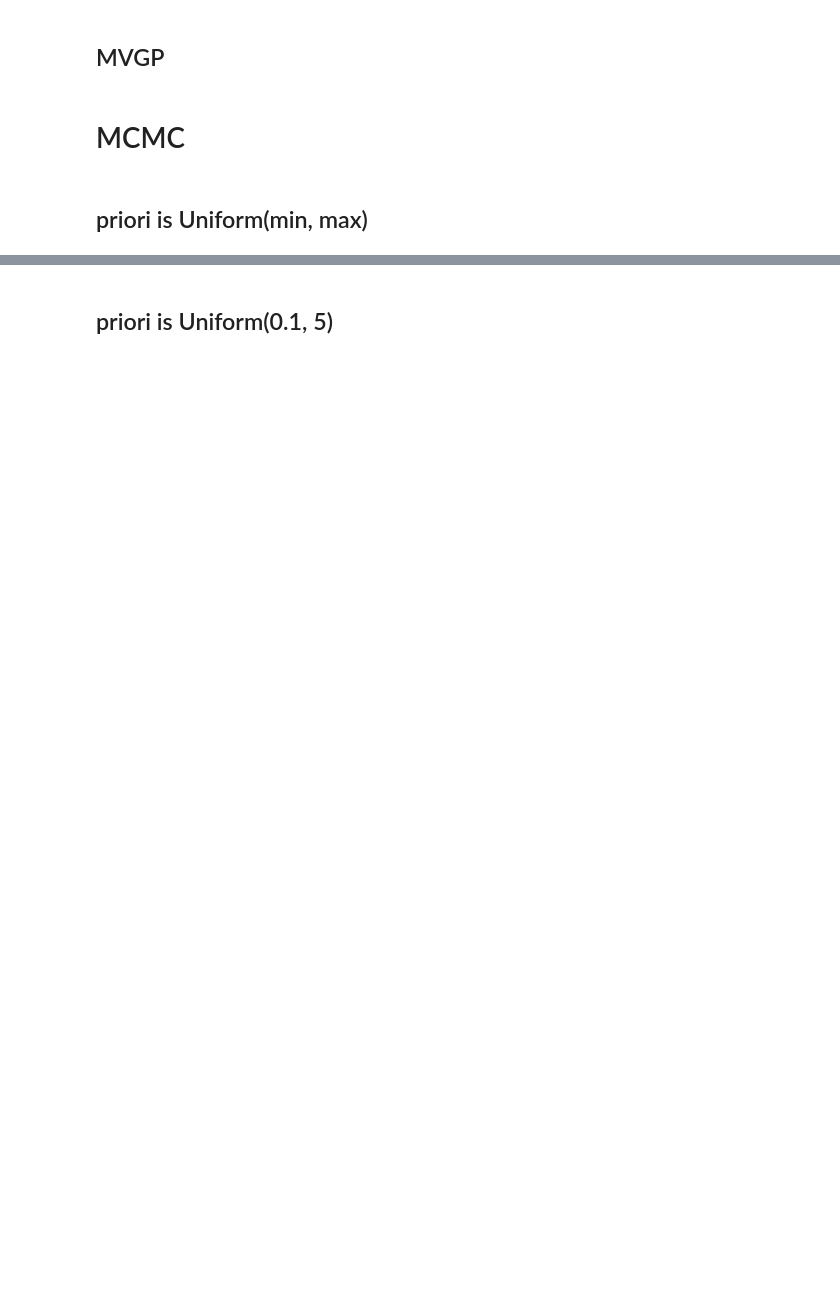
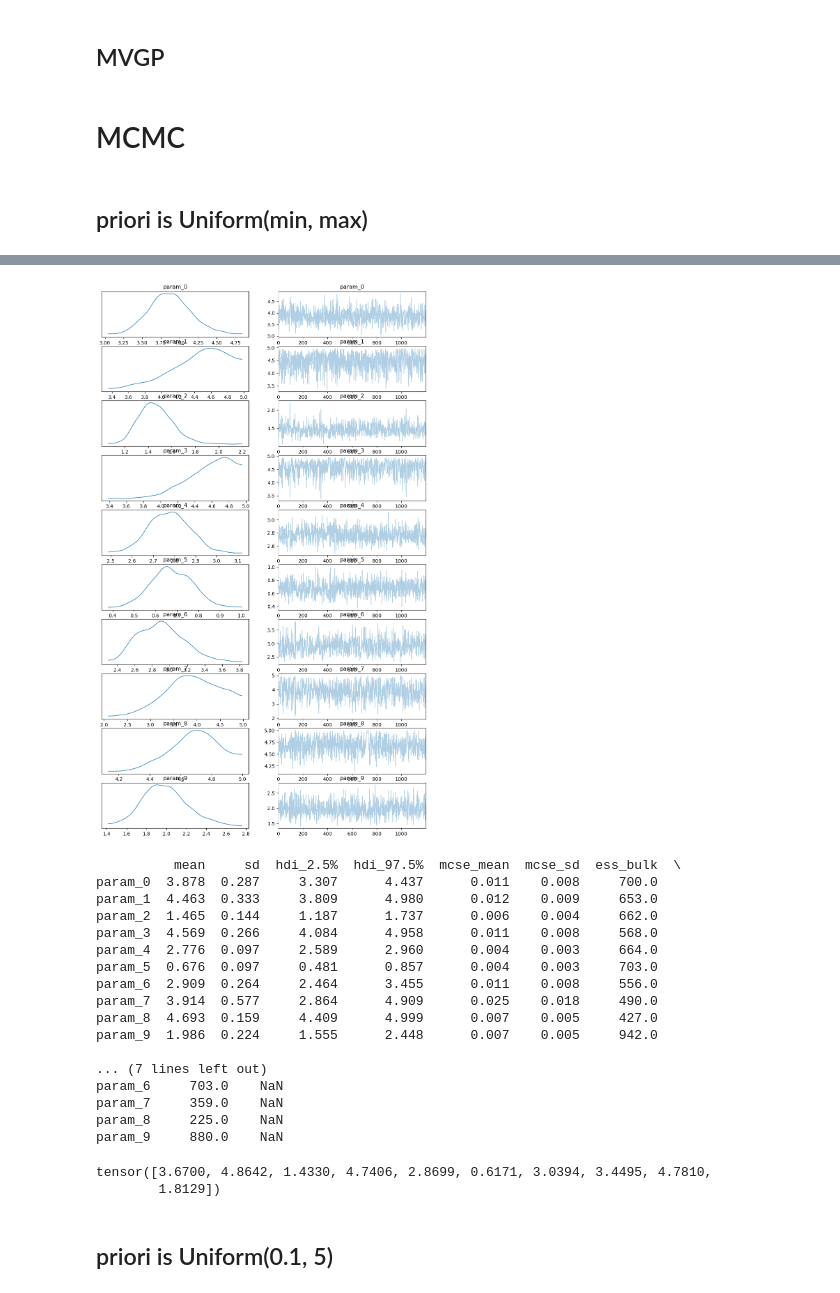
Before and after one commit to Aether-Ren/Multioutput_FixedG_GP, a Jupyter notebook: mcmcprior.ipynb, the cells around one changed output, grey strips where cells are left out. Cells and saved outputs as stored; diff of their text form; code cells hidden in the pictures; blank space fills up the shorter version.

```diff
--- a/mcmcprior.ipynb
+++ b/mcmcprior.ipynb
@@ -79,13 +68,9 @@ bounds = bound.get_bounds(local_train_x)
-# %%
-MultitaskGP_models, MultitaskGP_likelihoods = Training.train_one_row_NNMultitaskGP(local_train_x, local_train_y, n_tasks = local_train_y.shape[1],
-                                                                                   feature_extractor_class = FeatureE.FeatureExtractor_4, covar_type = 'RQ',
-                                                                                   lr=0.05, num_iterations=5000, patience=10, device = Device)
 # %% [markdown]
 ## MVGP
 # %%
-MVGP_models, MVGP_likelihoods = Training.train_full_MultitaskVGP(train_x, train_y_21,
-                                                                 num_latents=14, num_inducing=100,
-                                                                 lr_hyper=0.05, lr_variational=0.05, num_iterations=5000, patience=50, device=Device)
+MVGP_models, MVGP_likelihoods = Training.train_full_MultitaskVGP(train_x, train_y_21, covar_type = 'RQ',
+                                                                 num_latents=20, num_inducing=100,
+                                                                 lr_hyper=0.05, lr_variational=0.1, num_iterations=5000, patience=50, device=Device)
 # %% [markdown]
 # MCMC
 # %%
@@ -123,4 +108,4 @@ def run_mcmc_Uniform(Pre_function, Models, Likelihoods, row_idx, test_y, bounds,
     return mcmc
 # %%
 mcmc_result_1 = run_mcmc_Uniform(Prediction.preds_distribution, MVGP_models, MVGP_likelihoods, row_idx, test_y_21, bounds,
-                                            num_sampling = 120, warmup_step = 30, num_chains=1)
+                                            num_sampling = 1200, warmup_step = 300, num_chains=1)
@@ -126,0 +118,9 @@ mcmc_result_1 = run_mcmc_Uniform(Prediction.preds_distribution, MVGP_models, MVG
+# %%
+idata = az.from_pyro(mcmc_result_1)
+
+summary = az.summary(idata, hdi_prob=0.95)
+
+az.plot_trace(idata)
+plt.show()
+print(summary)
+# %% [output]
@@ -127,3 +128,26 @@ mcmc_result_1 = run_mcmc_Uniform(Prediction.preds_distribution, MVGP_models, MVG
+[figure, added]
+          mean     sd  hdi_2.5%  hdi_97.5%  mcse_mean  mcse_sd  ess_bulk  \
+param_0  3.878  0.287     3.307      4.437      0.011    0.008     700.0
+param_1  4.463  0.333     3.809      4.980      0.012    0.009     653.0
+param_2  1.465  0.144     1.187      1.737      0.006    0.004     662.0
+param_3  4.569  0.266     4.084      4.958      0.011    0.008     568.0
+param_4  2.776  0.097     2.589      2.960      0.004    0.003     664.0
+param_5  0.676  0.097     0.481      0.857      0.004    0.003     703.0
+param_6  2.909  0.264     2.464      3.455      0.011    0.008     556.0
+param_7  3.914  0.577     2.864      4.909      0.025    0.018     490.0
+param_8  4.693  0.159     4.409      4.999      0.007    0.005     427.0
+param_9  1.986  0.224     1.555      2.448      0.007    0.005     942.0
+
+... (7 lines left out)
+param_6     703.0    NaN
+param_7     359.0    NaN
+param_8     225.0    NaN
+param_9     880.0    NaN
+# %%
+test_x[0]
+# %% [output]
+tensor([3.6700, 4.8642, 1.4330, 4.7406, 2.8699, 0.6171, 3.0394, 3.4495, 4.7810,
+        1.8129])
 # %% [markdown]
 ## priori is Uniform(0.1, 5)
 # %%
```
Also changed, not shown: parts of 22 cells of this notebook, 4 other files.
